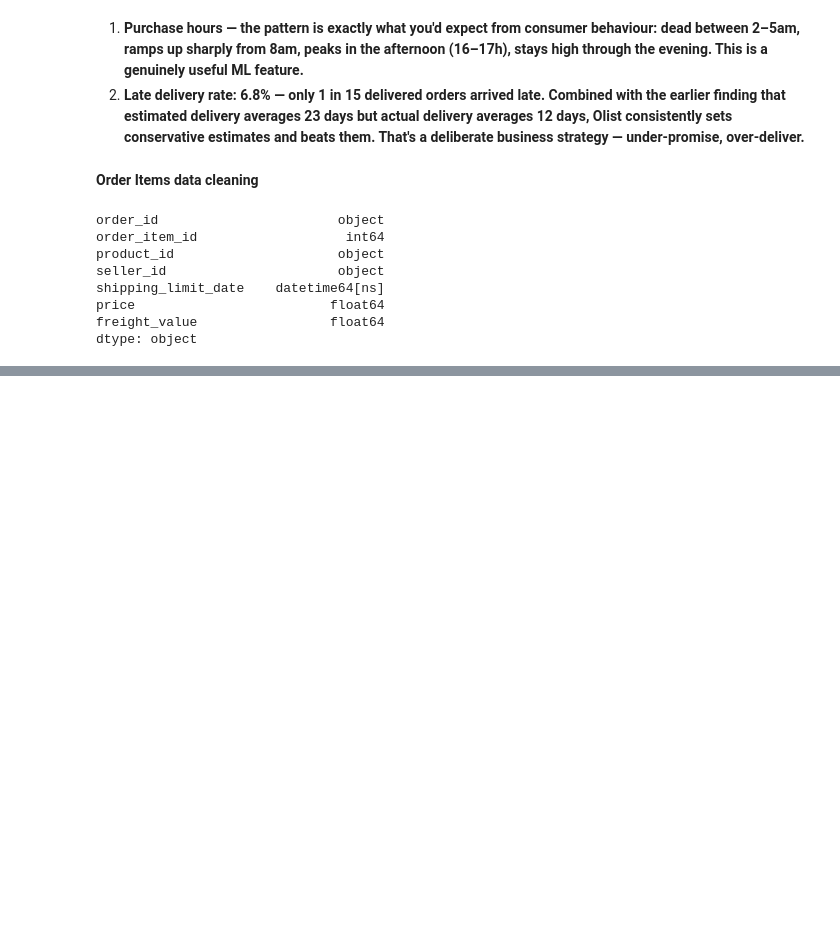
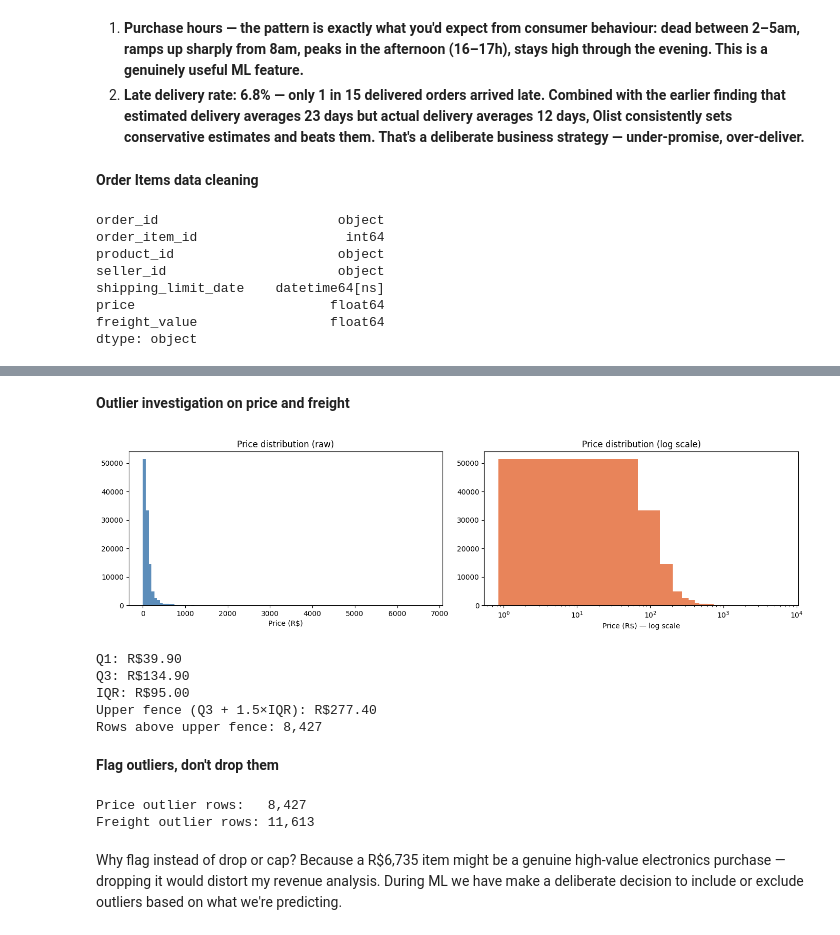
Before and after one commit to Sudip-2901/Analytics-Project, a Jupyter notebook: Olist_dataset.ipynb, the cells around one changed output, grey strips where cells are left out. Cells and saved outputs as stored; diff of their text form; code cells hidden in the pictures; blank space fills up the shorter version.

```diff
--- a/Olist_dataset.ipynb
+++ b/Olist_dataset.ipynb
@@ -474,0 +538,58 @@ dtype: object
+# %% [markdown]
+**Outlier investigation on price and freight**
+# %%
+fig, axes = plt.subplots(1, 2, figsize=(14, 4))
+
+# Price distribution — log scale because of extreme right tail
+axes[0].hist(order_items["price"], bins=100, edgecolor="none", color="#5C8DBA")
+axes[0].set_title("Price distribution (raw)")
+axes[0].set_xlabel("Price (R$)")
+
+# Same with log scale to see the shape better
+axes[1].hist(order_items["price"], bins=100, edgecolor="none", color="#E8845A")
+axes[1].set_xscale("log")
+axes[1].set_title("Price distribution (log scale)")
+axes[1].set_xlabel("Price (R$) — log scale")
+
+plt.tight_layout()
+plt.show()
+
+# IQR-based outlier thresholds
+Q1 = order_items["price"].quantile(0.25)
+Q3 = order_items["price"].quantile(0.75)
+IQR = Q3 - Q1
+upper_fence = Q3 + 1.5 * IQR
+
+print(f"Q1: R${Q1:.2f}")
+print(f"Q3: R${Q3:.2f}")
+print(f"IQR: R${IQR:.2f}")
+print(f"Upper fence (Q3 + 1.5×IQR): R${upper_fence:.2f}")
+print(f"Rows above upper fence: {(order_items['price'] > upper_fence).sum():,}")
+# %% [output]
+[figure, added]
+Q1: R$39.90
+Q3: R$134.90
+IQR: R$95.00
+Upper fence (Q3 + 1.5×IQR): R$277.40
+Rows above upper fence: 8,427
+# %% [markdown]
+**Flag outliers, don't drop them**
+# %%
+# Flag price outliers
+order_items["is_price_outlier"] = (order_items["price"] > upper_fence).astype(int)
+
+# Same for freight
+Q1_f = order_items["freight_value"].quantile(0.25)
+Q3_f = order_items["freight_value"].quantile(0.75)
+IQR_f = Q3_f - Q1_f
+upper_fence_f = Q3_f + 1.5 * IQR_f
+
+order_items["is_freight_outlier"] = (order_items["freight_value"] > upper_fence_f).astype(int)
+
+print(f"Price outlier rows:   {order_items['is_price_outlier'].sum():,}")
+print(f"Freight outlier rows: {order_items['is_freight_outlier'].sum():,}")
+# %% [output]
+Price outlier rows:   8,427
+Freight outlier rows: 11,613
+# %% [markdown]
+Why flag instead of drop or cap? Because a R$6,735 item might be a genuine high-value electronics purchase — dropping it would distort my revenue analysis. During ML we have make a deliberate decision to include or exclude outliers based on what we're predicting.
```
Also changed, not shown: parts of 7 cells of this notebook.
